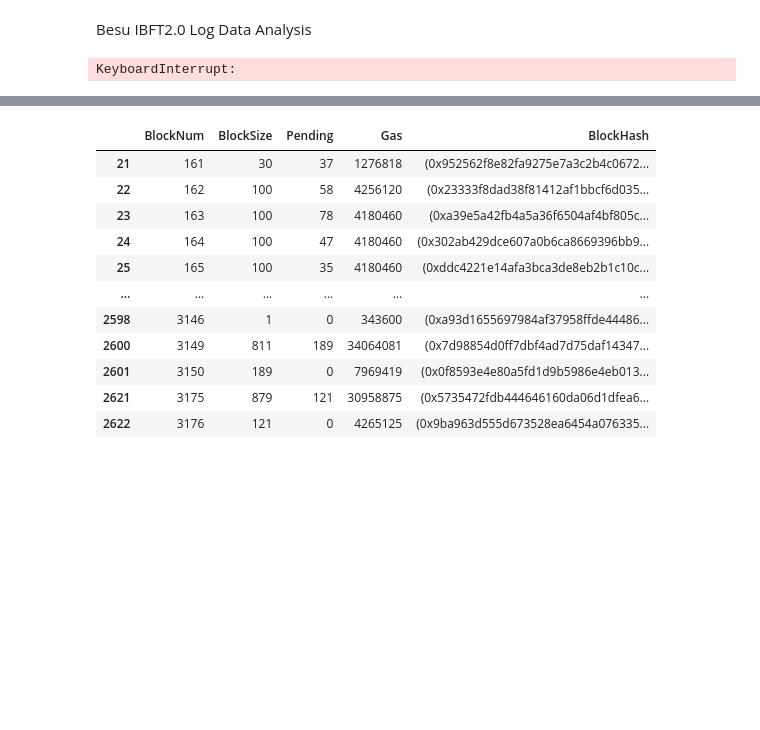
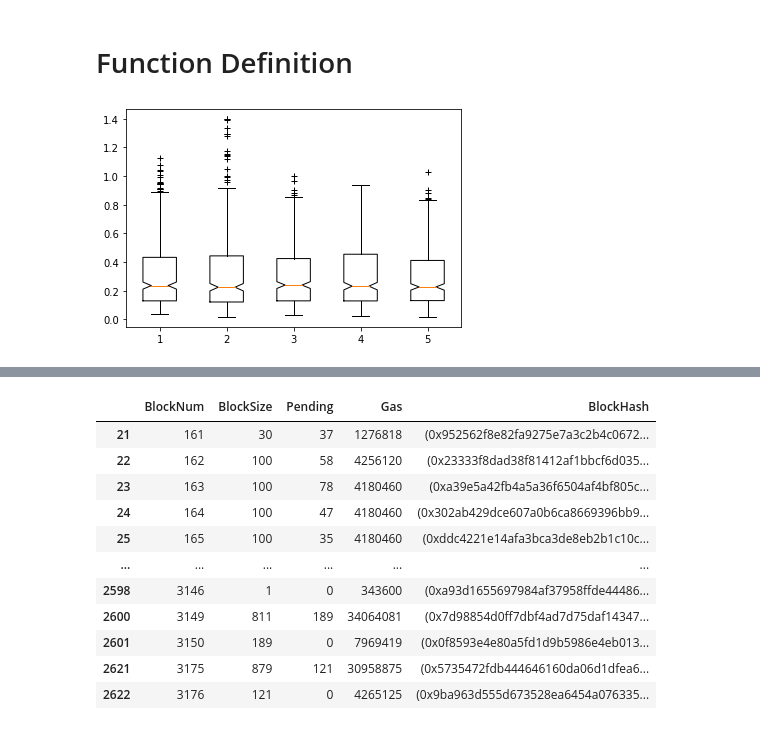
Before and after one commit to CaixiangFan/besu-benchmark, a Jupyter notebook: src/log_analysis.ipynb, the cells around one changed output, grey strips where cells are left out. Drawn from its saved outputs; the diff is of its cells as text; code cells hidden in the pictures; blank space fills up the shorter version.

Commit message:
update data process

```diff
--- a/src/log_analysis.ipynb
+++ b/src/log_analysis.ipynb
@@ -1,5 +1,5 @@
-# %% [markdown]
-Besu IBFT2.0 Log Data Analysis
+# %% [markdown]
+# Function Definition
 # %%
 import pandas as pd
 import numpy as np
@@ -179,51 +190,19 @@ def cal_consensus_ts(df: pd.DataFrame) -> list:
-# %%
-logpaths = {'4nodes': '/home/ubuntu/mnt/experiments_bpet/data/logs-20220413-014843',
-            '6nodes': '/home/ubuntu/mnt/experiments_bpet/data/logs-20220413-081140',
-            '8nodes': '/home/ubuntu/mnt/experiments_bpet/data/logs-20220415-014032',
-            '10nodes': '/home/ubuntu/mnt/experiments_bpet/data/logs-20220413-115205',
-            '12nodes': '/home/ubuntu/mnt/experiments_bpet/data/logs-20220413-172225',
-            '14nodes': '/home/ubuntu/mnt/experiments_bpet/data/logs-20220413-215954',
-            '16nodes': '/home/ubuntu/mnt/experiments_bpet/data/logs-20220414-024212',
-            '20nodes': '/home/ubuntu/mnt/experiments_bpet/data/logs-20220502-194521',
-            '24nodes': '/home/ubuntu/mnt/experiments_bpet/data/logs-20220502-194521',
-            '28nodes': '/home/ubuntu/mnt/experiments_bpet/data/logs-20220502-194521',}
-
-df4_non_empty_blksize,  df4_ne_blktime, df4_em_blktime = logs2df(logpaths['4nodes'])
-df6_non_empty_blksize,  df6_ne_blktime, df6_em_blktime = logs2df(logpaths['6nodes'])
-df8_non_empty_blksize,  df8_ne_blktime, df8_em_blktime = logs2df(logpaths['8nodes'])
-df10_non_empty_blksize, df10_ne_blktime, df10_em_blktime = logs2df(logpaths['10nodes'])
-df12_non_empty_blksize, df12_ne_blktime, df12_em_blktime = logs2df(logpaths['12nodes'])
-df14_non_empty_blksize, df14_ne_blktime, df14_em_blktime = logs2df(logpaths['14nodes'])
-df16_non_empty_blksize, df16_ne_blktime, df16_em_blktime = logs2df(logpaths['16nodes'])
-df20_non_empty_blksize, df20_ne_blktime, df20_em_blktime = logs2df(logpaths['20nodes'])
-df24_non_empty_blksize, df24_ne_blktime, df24_em_blktime = logs2df(logpaths['24nodes'])
-df28_non_empty_blksize, df28_ne_blktime, df28_em_blktime = logs2df(logpaths['28nodes'])
-# %% [output]
-KeyboardInterrupt:
-# %%
-logpaths = {'4nodes': '/home/ubuntu/mnt/experiments_bpet/data/logs-20220413-014843',
-            '6nodes': '/home/ubuntu/mnt/experiments_bpet/data/logs-20220413-081140',
-            '8nodes': '/home/ubuntu/mnt/experiments_bpet/data/logs-20220415-014032',
-            '10nodes': '/home/ubuntu/mnt/experiments_bpet/data/logs-20220413-115205',
-            '12nodes': '/home/ubuntu/mnt/experiments_bpet/data/logs-20220413-172225',
-            '14nodes': '/home/ubuntu/mnt/experiments_bpet/data/logs-20220413-215954',
-            '16nodes': '/home/ubuntu/mnt/experiments_bpet/data/logs-20220414-024212',
-            '20nodes': '/home/ubuntu/mnt/experiments_bpet/data/logs-20220502-194521',
-            '24nodes': '/home/ubuntu/mnt/experiments_bpet/data/logs-20220502-194521',
-            '28nodes': '/home/ubuntu/mnt/experiments_bpet/data/logs-20220502-194521',}
-def load_log_to_df(logpath):
-    files = [file for file in os.listdir(logpath) if 'besu' in file and '.log' in file]
-    df_list = []
-    for file in files:
-        logfile = os.path.join(logpath, file)
-        node_num = int(file.split('.')[0].split('-')[1])
-        df = load_log(logfile)
-        df['Node'] = node_num
-        df_list.append(df)
-    df = pd.concat(df_list)
-    df_non_empty_blksize = get_non_empty_block_df(logfile)
-    df_ne_blktime = df[df.Sequence.isin(df_non_empty_blksize.BlockNum.values)]
-    # df_em_blktime = df[~df.Sequence.isin(df_non_empty_blksize.BlockNum.values)]
-    return df_non_empty_blksize, df_ne_blktime
-
-df4_blksize, df4_blktime = load_log_to_df(logpaths['4nodes'])
+# %%
+df4_cs, df4_blksize = [], []
+consensus_time = []
+for logdir in logpaths[6]:
+    df_blksize, df_cs = logs2df(logdir)
+
+    cons_time = cal_consensus_ts(df_cs)
+    consensus_time.append(cons_time)
+
+xlabels = np.arange(1, len(consensus_time)+1)
+X_axis = xlabels
+positions = X_axis
+
+fig, ax = plt.subplots(figsize=(6,4))
+ax.boxplot(consensus_time, positions=positions, sym='k+', notch=1)
+
+plt.show()
+# %% [output]
+[figure, added]
```
Also changed, not shown: parts of 40 cells of this notebook.
